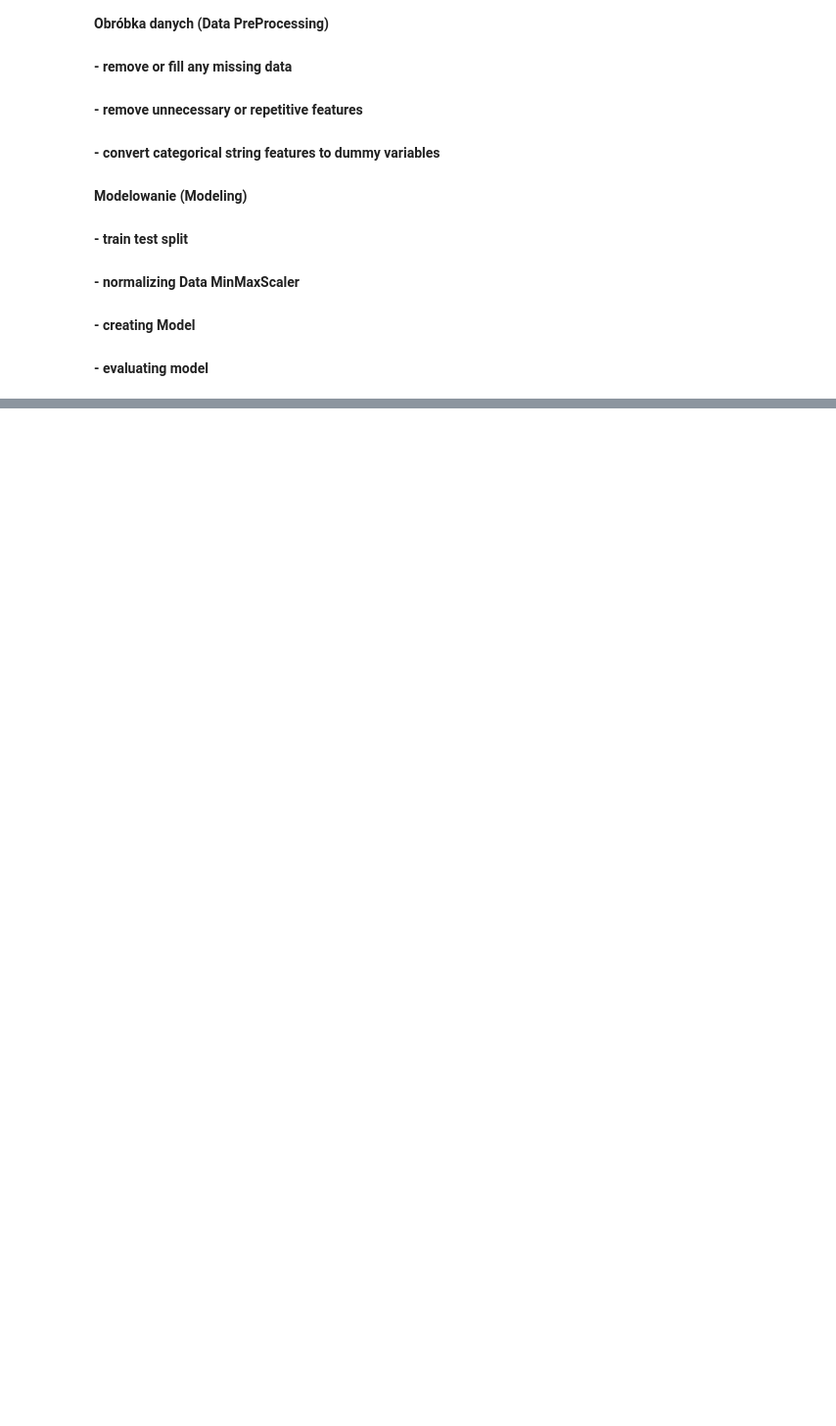
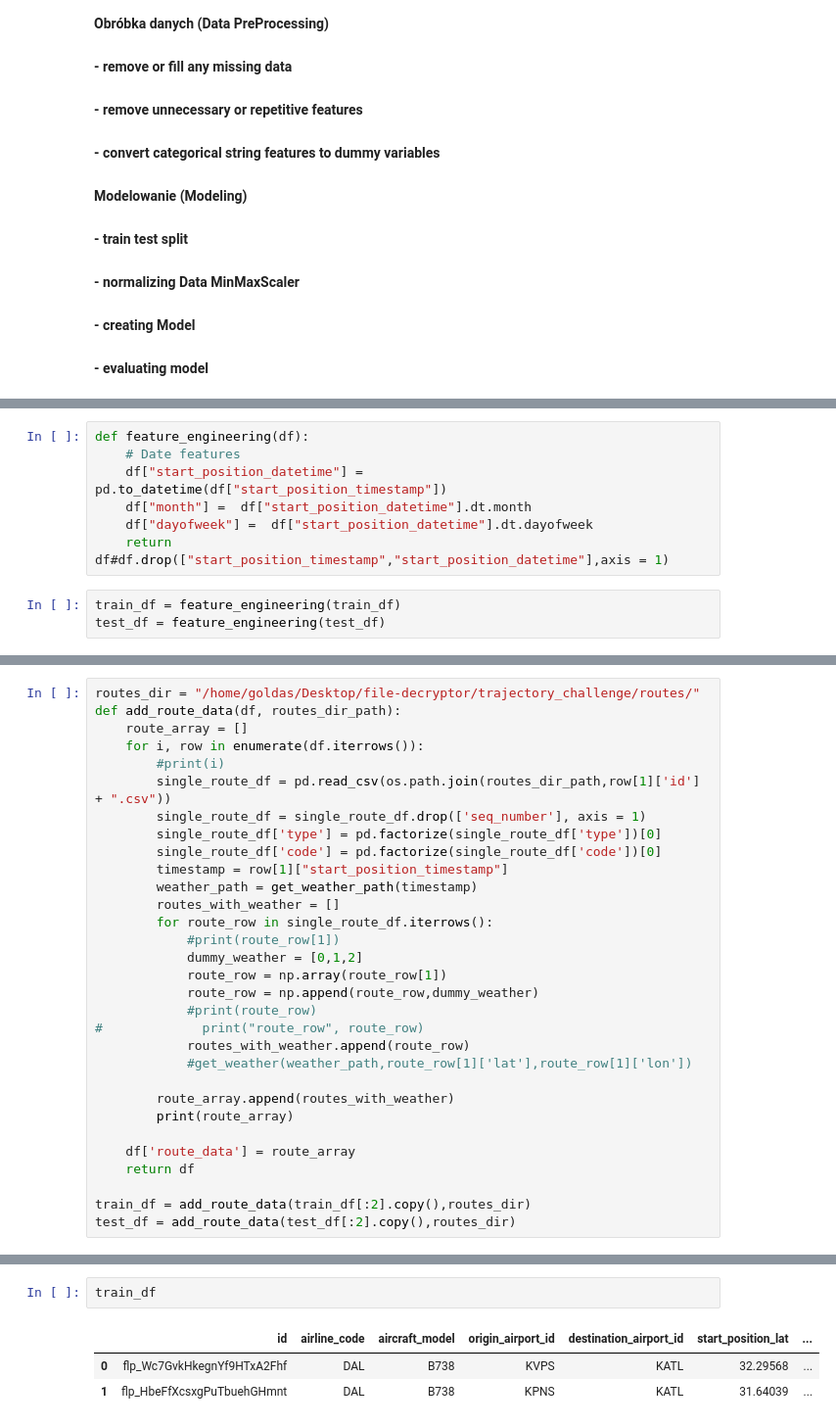
Before and after one commit to Goldas99/trajectory-prediction, a Jupyter notebook: template.ipynb, the cells around one changed output, grey strips where cells are left out. Shown at 98% size. Saved outputs shown, nothing was run; the diff lists cells and outputs as text; blank space fills up the shorter version.

Commit message:
add data preprocessing

```diff
--- a/template.ipynb
+++ b/template.ipynb
@@ -104,0 +92,10 @@ from hyperopt import hp, fmin, tpe, STATUS_OK, space_eval
+# %%
+def feature_engineering(df):
+    # Date features
+    df["start_position_datetime"] = pd.to_datetime(df["start_position_timestamp"])
+    df["month"] =  df["start_position_datetime"].dt.month
+    df["dayofweek"] =  df["start_position_datetime"].dt.dayofweek
+    return df#df.drop(["start_position_timestamp","start_position_datetime"],axis = 1)
+# %%
+train_df = feature_engineering(train_df)
+test_df = feature_engineering(test_df)
@@ -104,0 +254,31 @@ from hyperopt import hp, fmin, tpe, STATUS_OK, space_eval
+# %%
+routes_dir = "/home/goldas/Desktop/file-decryptor/trajectory_challenge/routes/"
+def add_route_data(df, routes_dir_path):
+    route_array = []
+    for i, row in enumerate(df.iterrows()):
+        #print(i)
+        single_route_df = pd.read_csv(os.path.join(routes_dir_path,row[1]['id'] + ".csv"))
+        single_route_df = single_route_df.drop(['seq_number'], axis = 1)
+        single_route_df['type'] = pd.factorize(single_route_df['type'])[0]
+        single_route_df['code'] = pd.factorize(single_route_df['code'])[0]
+        timestamp = row[1]["start_position_timestamp"]
+        weather_path = get_weather_path(timestamp)
+        routes_with_weather = []
+        for route_row in single_route_df.iterrows():
+            #print(route_row[1])
+            dummy_weather = [0,1,2]
+            route_row = np.array(route_row[1])
+            route_row = np.append(route_row,dummy_weather)
+            #print(route_row)
+#             print("route_row", route_row)
+            routes_with_weather.append(route_row)
+            #get_weather(weather_path,route_row[1]['lat'],route_row[1]['lon'])
+
+        route_array.append(routes_with_weather)
+        print(route_array)
+
+    df['route_data'] = route_array
+    return df
+
+train_df = add_route_data(train_df[:2].copy(),routes_dir)
+test_df = add_route_data(test_df[:2].copy(),routes_dir)
@@ -104,0 +303,6 @@ from hyperopt import hp, fmin, tpe, STATUS_OK, space_eval
+# %%
+train_df
+# %% [output]
+|  | id | airline_code | aircraft_model | origin_airport_id | destination_airport_id | start_position_lat | ... |
+| 0 | flp_Wc7GvkHkegnYf9HTxA2Fhf | DAL | B738 | KVPS | KATL | 32.29568 | ... |
+| 1 | flp_HbeFfXcsxgPuTbuehGHmnt | DAL | B738 | KPNS | KATL | 31.64039 | ... |
```
Also changed, not shown: parts of 23 cells of this notebook.
